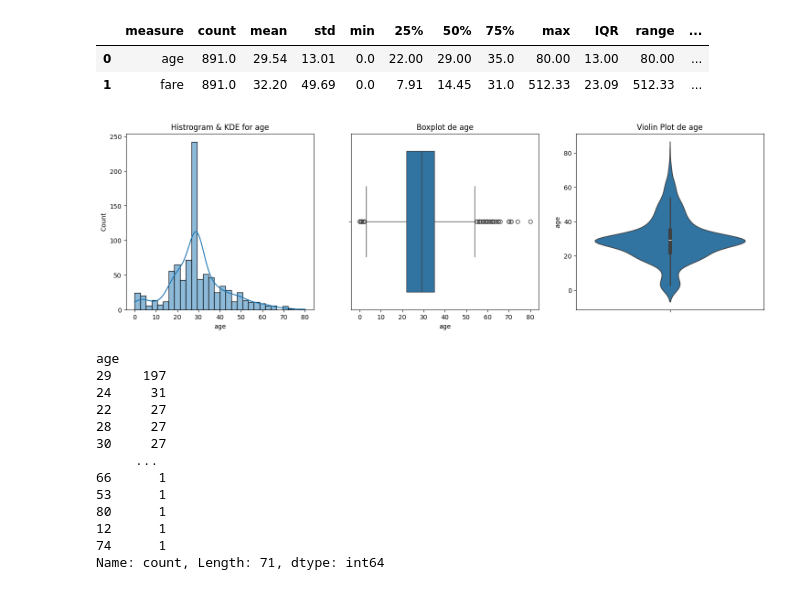
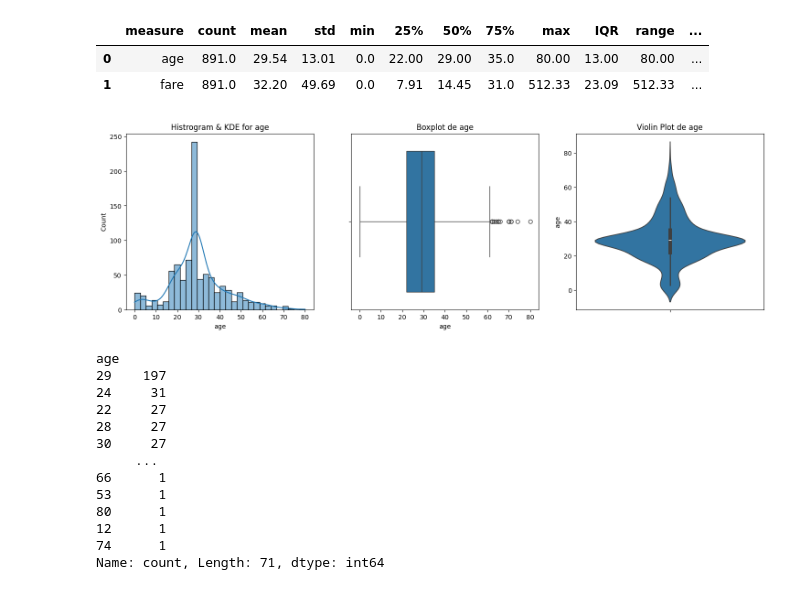
Before and after one commit to mailliwJ/ONLINE_DS_THEBRIDGE_exercises, a Jupyter notebook: 03_Analisis_de_Datos/Sprint_07/Unidad_01/Practica_Obligatoria/18_Practica_Obligatoria_Univariante.ipynb, the cells around one changed output. Drawn from its saved outputs; the diff is of its cells as text; code cells hidden in the pictures.

```diff
--- a/03_Analisis_de_Datos/Sprint_07/Unidad_01/Practica_Obligatoria/18_Practica_Obligatoria_Univariante.ipynb
+++ b/03_Analisis_de_Datos/Sprint_07/Unidad_01/Practica_Obligatoria/18_Practica_Obligatoria_Univariante.ipynb
@@ -316,9 +380,9 @@ titanic_CT
 | 0 | age | 891.0 | 29.54 | 13.01 | 0.0 | 22.00 | 29.00 | 35.0 | 80.00 | 13.00 | 80.00 | ... |
 | 1 | fare | 891.0 | 32.20 | 49.69 | 0.0 | 7.91 | 14.45 | 31.0 | 512.33 | 23.09 | 512.33 | ... |
 # %%
-eda.plot_3_graphs(titanicDF, ['age'])
+eda.plot_3_graphs(titanicDF, ['age'],whisker_width=2)
 # %% [output]
-[figure, old version]
+[figure, new version]
 # %%
 titanicDF['age'].value_counts()
 # %% [output]
```
Also changed, not shown: parts of 14 cells of this notebook, 1 other file.
